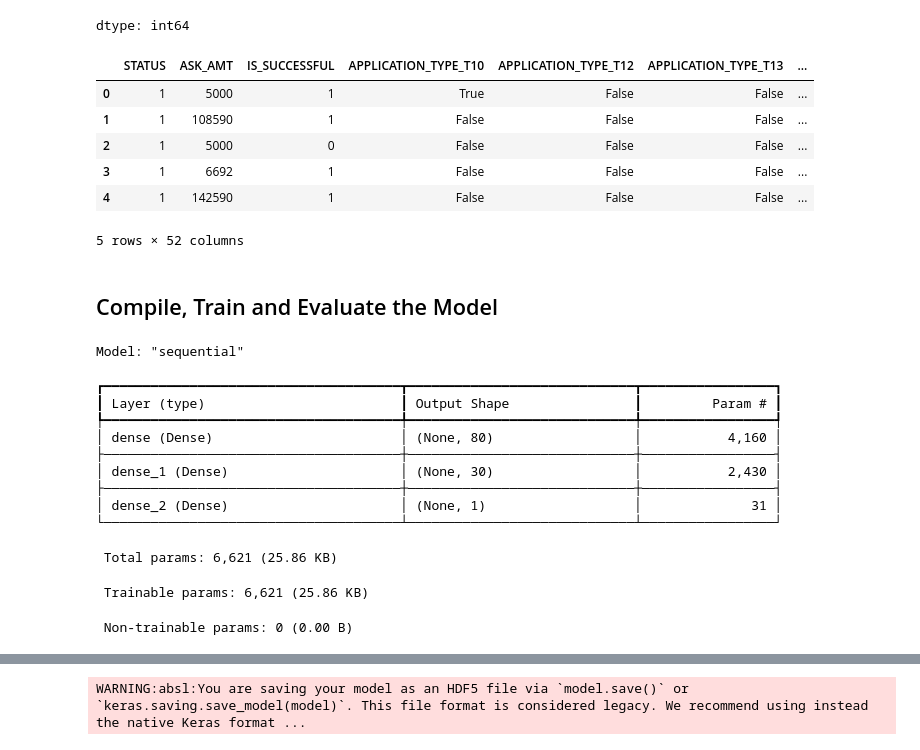
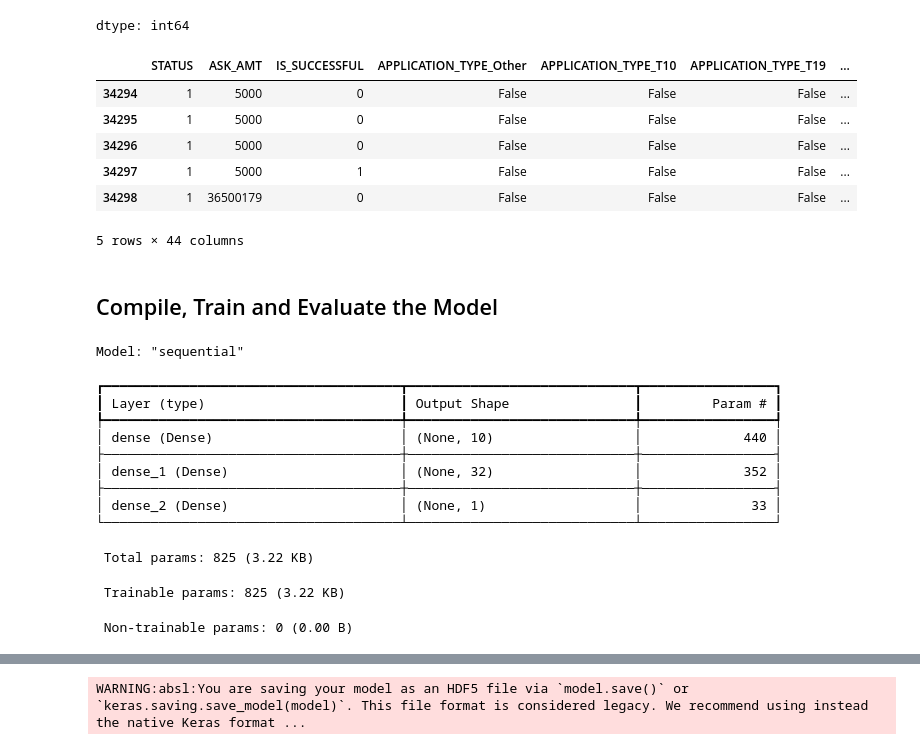
Before and after one commit to HeliosRider/deep-learning-challenge, a Jupyter notebook: AlphabetSoupCharity.ipynb, the cells around one changed output, grey strips where cells are left out. Cells and saved outputs as stored; diff of their text form; code cells hidden in the pictures.

```diff
--- a/AlphabetSoupCharity.ipynb
+++ b/AlphabetSoupCharity.ipynb
@@ -52,7 +62,7 @@ new_application_df.nunique()
 dtype: int64
 # %%
 # Look at APPLICATION_TYPE value counts to identify and replace with "Other"
-apptype_count = application_df['APPLICATION_TYPE'].value_counts()
+apptype_count = new_application_df['APPLICATION_TYPE'].value_counts()
 apptype_count
 # %% [output]
 |  | count |
@@ -86,10 +96,10 @@ for i, v in apptype_count.items():
 
 # Replace in dataframe
 for app in application_types_to_replace:
-    application_df['APPLICATION_TYPE'] = application_df['APPLICATION_TYPE'].replace(app,"Other")
+    new_application_df['APPLICATION_TYPE'] = new_application_df['APPLICATION_TYPE'].replace(app,"Other")
 
 # Check to make sure replacement was successful
-application_df['APPLICATION_TYPE'].value_counts()
+new_application_df['APPLICATION_TYPE'].value_counts()
 # %% [output]
 |  | count |
 | APPLICATION_TYPE |  |
@@ -176,15 +186,15 @@ dtype: int64
 # %%
 # Convert categorical data to numeric with `pd.get_dummies`
 new_application_df = pd.get_dummies(new_application_df)
-new_application_df.head()
+new_application_df.tail()
 # %% [output]
-|  | STATUS | ASK_AMT | IS_SUCCESSFUL | APPLICATION_TYPE_T10 | APPLICATION_TYPE_T12 | APPLICATION_TYPE_T13 | ... |
-| 0 | 1 | 5000 | 1 | True | False | False | ... |
-| 1 | 1 | 108590 | 1 | False | False | False | ... |
-| 2 | 1 | 5000 | 0 | False | False | False | ... |
-| 3 | 1 | 6692 | 1 | False | False | False | ... |
-| 4 | 1 | 142590 | 1 | False | False | False | ... |
+|  | STATUS | ASK_AMT | IS_SUCCESSFUL | APPLICATION_TYPE_Other | APPLICATION_TYPE_T10 | APPLICATION_TYPE_T19 | ... |
+| 34294 | 1 | 5000 | 0 | False | False | False | ... |
+| 34295 | 1 | 5000 | 0 | False | False | False | ... |
+| 34296 | 1 | 5000 | 0 | False | False | False | ... |
+| 34297 | 1 | 5000 | 1 | False | False | False | ... |
+| 34298 | 1 | 36500179 | 0 | False | False | False | ... |
-5 rows × 52 columns
+5 rows × 44 columns
 # %%
 # Split our preprocessed data into our features and target arrays
 y = new_application_df['IS_SUCCESSFUL'].values
@@ -207,6 +217,7 @@ X_test_scaled = X_scaler.transform(X_test)
 # %%
 # Define the model - deep neural net, i.e., the number of input features and hidden nodes for each layer.
 number_input_features = X_train.shape[1]
+[14]
 
 # Create the Keras Sequential model
 from tensorflow.keras.models import Sequential
@@ -215,13 +226,13 @@ from tensorflow.keras.layers import Dense
 dnn = tf.keras.models.Sequential()
 
 # First hidden layer
-dnn.add(Dense(80, activation='relu', input_shape=(number_input_features,)))
+dnn.add(Dense(10, activation='relu', input_shape=(number_input_features,)))
 
 # Second hidden layer
-dnn.add(Dense(30, activation='relu', input_shape=(number_input_features,)))
+dnn.add(Dense(32, activation='relu'))
 
 # Output layer
-dnn.add(Dense(1, activation='sigmoid', input_shape=(number_input_features,)))
+dnn.add(Dense(1, activation='sigmoid'))
 
 # Check the structure of the model
 dnn.summary()
@@ -230,14 +241,14 @@ Model: "sequential"
 ┏━━━━━━━━━━━━━━━━━━━━━━━━━━━━━━━━━━━━━━┳━━━━━━━━━━━━━━━━━━━━━━━━━━━━━┳━━━━━━━━━━━━━━━━━┓
 ┃ Layer (type)                         ┃ Output Shape                ┃         Param # ┃
 ┡━━━━━━━━━━━━━━━━━━━━━━━━━━━━━━━━━━━━━━╇━━━━━━━━━━━━━━━━━━━━━━━━━━━━━╇━━━━━━━━━━━━━━━━━┩
-│ dense (Dense)                        │ (None, 80)                  │           4,160 │
+│ dense (Dense)                        │ (None, 10)                  │             440 │
 ├──────────────────────────────────────┼─────────────────────────────┼─────────────────┤
-│ dense_1 (Dense)                      │ (None, 30)                  │           2,430 │
+│ dense_1 (Dense)                      │ (None, 32)                  │             352 │
 ├──────────────────────────────────────┼─────────────────────────────┼─────────────────┤
-│ dense_2 (Dense)                      │ (None, 1)                   │              31 │
+│ dense_2 (Dense)                      │ (None, 1)                   │              33 │
 └──────────────────────────────────────┴─────────────────────────────┴─────────────────┘
- Total params: 6,621 (25.86 KB)
+ Total params: 825 (3.22 KB)
- Trainable params: 6,621 (25.86 KB)
+ Trainable params: 825 (3.22 KB)
  Non-trainable params: 0 (0.00 B)
 # %%
 # Compile the model
```
Also changed, not shown: parts of 7 cells of this notebook.
